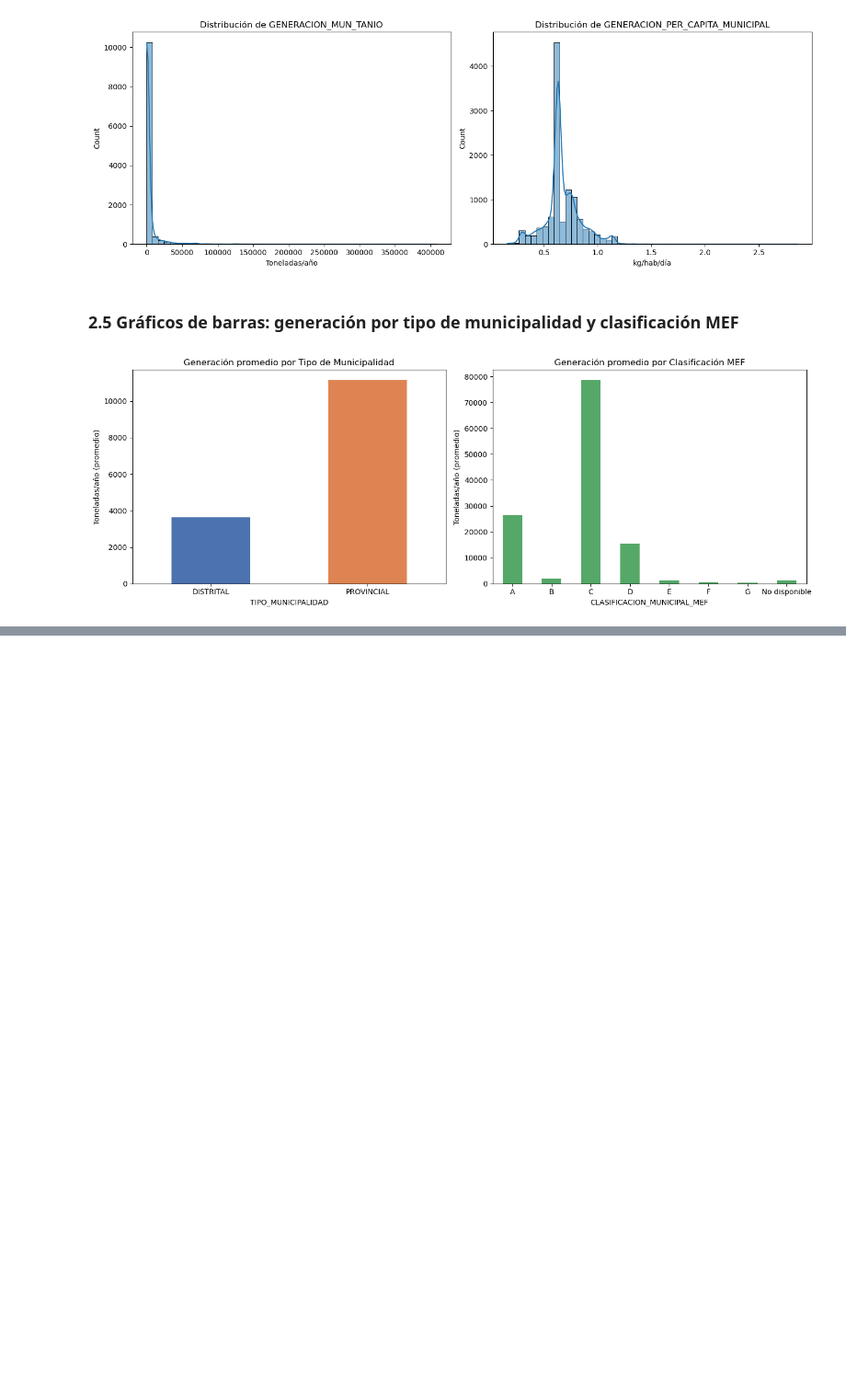
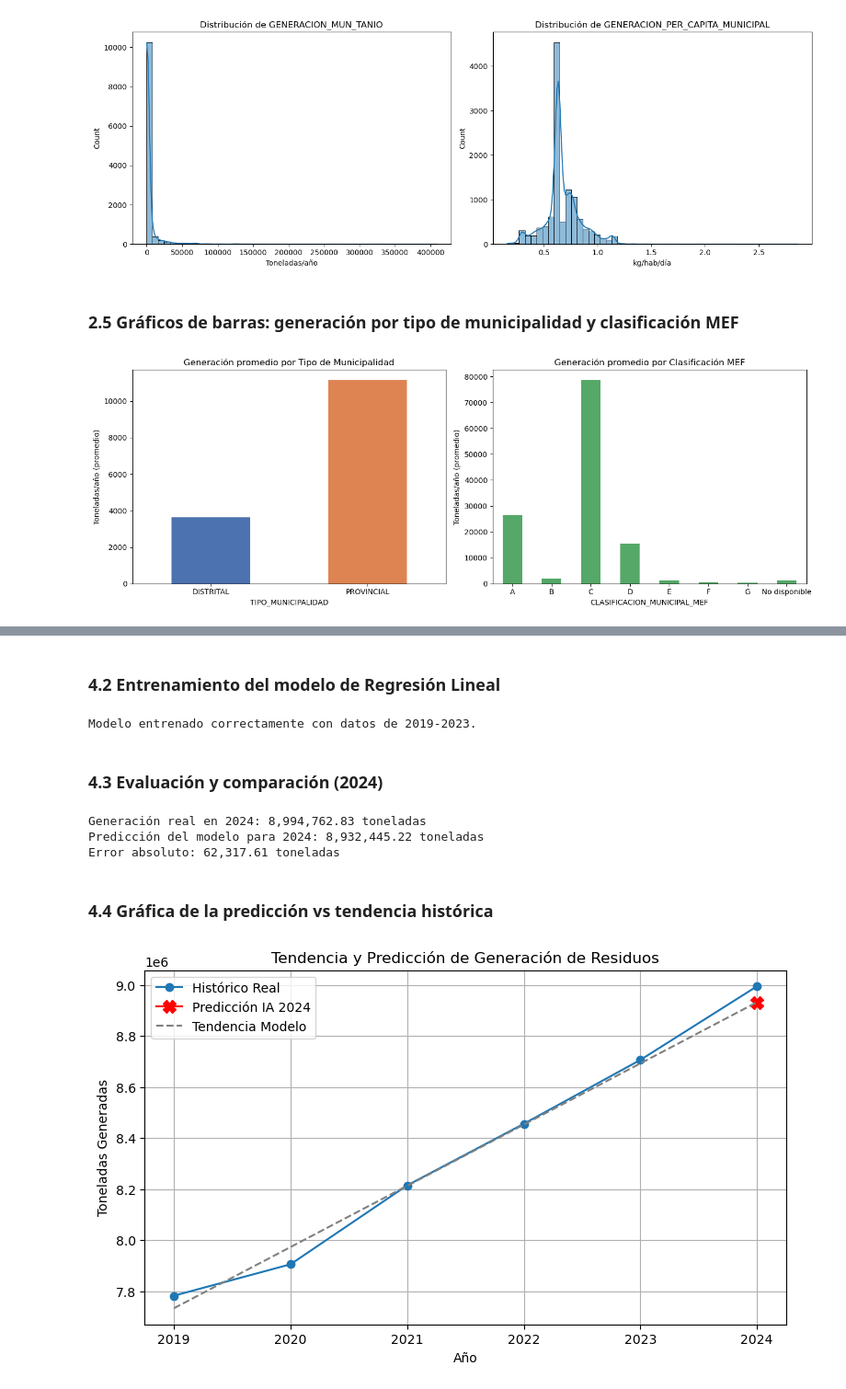
Before and after one commit to daJackLy/agente_residuos, a Jupyter notebook: agente_residuos.ipynb, the cells around one changed output, grey strips where cells are left out. Shown at 92% size. Saved outputs shown, nothing was run; the diff lists cells and outputs as text; code cells hidden in the pictures; blank space fills up the shorter version.

```diff
--- a/agente_residuos.ipynb
+++ b/agente_residuos.ipynb
@@ -272,0 +325,3 @@ plt.show()
+# %%
+df_tendencia = df.groupby('ANIO')['GENERACION_MUN_TANIO'].sum().reset_index()
+df_tendencia.head()
@@ -272,0 +335,50 @@ plt.show()
+# %% [markdown]
+### 4.2 Entrenamiento del modelo de Regresión Lineal
+# %%
+df_train = df_tendencia[df_tendencia['ANIO'] <= 2023]
+df_test = df_tendencia[df_tendencia['ANIO'] == 2024]
+
+
+X_train = df_train[['ANIO']]
+y_train = df_train['GENERACION_MUN_TANIO']
+
+
+modelo_lr = LinearRegression()
+modelo_lr.fit(X_train, y_train)
+
+print("Modelo entrenado correctamente con datos de 2019-2023.")
+# %% [output]
+Modelo entrenado correctamente con datos de 2019-2023.
+# %% [markdown]
+### 4.3 Evaluación y comparación (2024)
+# %%
+X_test = df_test[['ANIO']]
+prediccion_2024 = modelo_lr.predict(X_test)
+valor_real_2024 = df_test['GENERACION_MUN_TANIO'].values[0]
+
+print(f"Generación real en 2024: {valor_real_2024:,.2f} toneladas")
+print(f"Predicción del modelo para 2024: {prediccion_2024[0]:,.2f} toneladas")
+print(f"Error absoluto: {abs(valor_real_2024 - prediccion_2024[0]):,.2f} toneladas")
+# %% [output]
+Generación real en 2024: 8,994,762.83 toneladas
+Predicción del modelo para 2024: 8,932,445.22 toneladas
+Error absoluto: 62,317.61 toneladas
+# %% [markdown]
+### 4.4 Gráfica de la predicción vs tendencia histórica
+# %%
+plt.figure(figsize=(9, 5))
+plt.plot(df_tendencia['ANIO'], df_tendencia['GENERACION_MUN_TANIO'], marker='o', label='Histórico Real')
+plt.plot(df_test['ANIO'], prediccion_2024, marker='X', color='red', markersize=10, label='Predicción IA 2024')
+
+
+X_total = df_tendencia[['ANIO']]
+plt.plot(X_total, modelo_lr.predict(X_total), linestyle='--', color='gray', label='Tendencia Modelo')
+
+plt.title('Tendencia y Predicción de Generación de Residuos')
+plt.xlabel('Año')
+plt.ylabel('Toneladas Generadas')
+plt.legend()
+plt.grid(True)
+plt.show()
+# %% [output]
+[figure, added]
```
Also changed, not shown: parts of 12 cells of this notebook.
